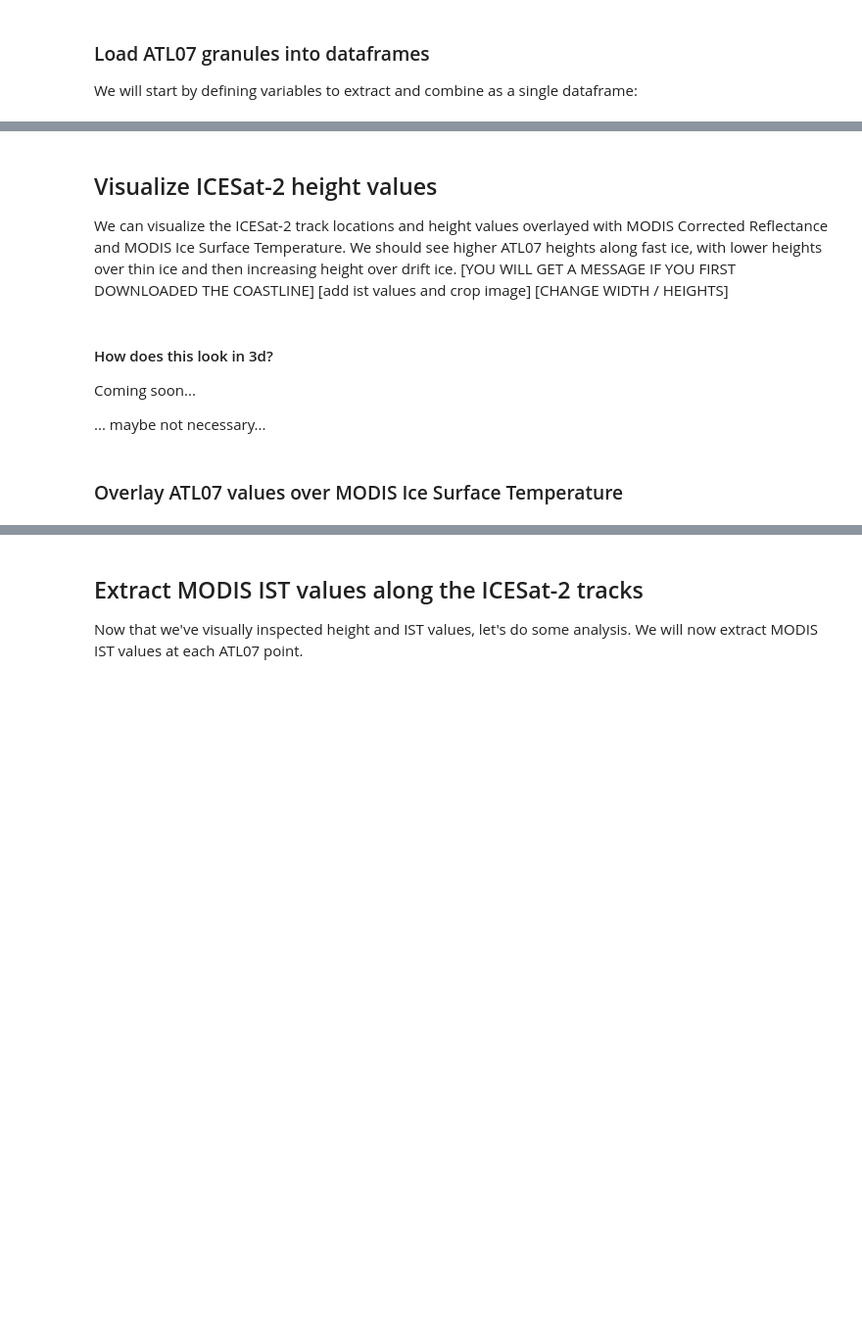
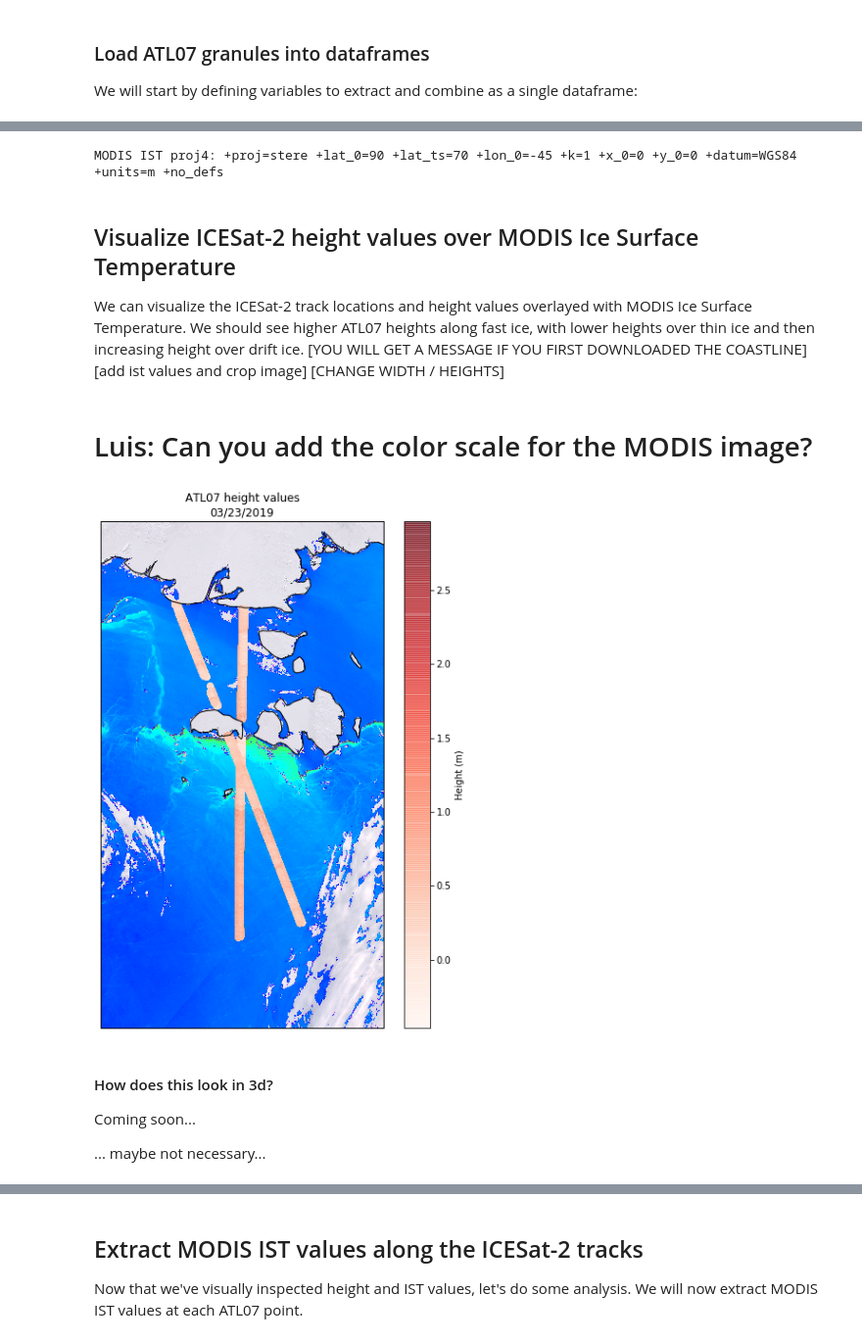
Before and after one commit to nsidc/AGU-2019-NSIDC-Data-Tutorial, a Jupyter notebook: notebooks/Visualize and Analyze Data.ipynb, the cells around one changed output, grey strips where cells are left out. Shown at 98% size. Saved outputs shown, nothing was run; the diff lists cells and outputs as text; code cells hidden in the pictures; blank space fills up the shorter version.

```diff
--- a/notebooks/Visualize and Analyze Data.ipynb
+++ b/notebooks/Visualize and Analyze Data.ipynb
@@ -113,10 +125,9 @@ VARIABLES = {
 # %%
 # Load ATL07 granules and combine into single ATL07 dataframe
 
-df_07_101341 = functions.load_icesat2_as_dataframe('./Outputs/processed_ATL07-01_20190323101341_12980201_002_01.h5', VARIABLES)
-df_07_211343 = functions.load_icesat2_as_dataframe('./Outputs/processed_ATL07-01_20190323211343_13050201_002_01.h5', VARIABLES)
+atl07_1298 = functions.load_icesat2_as_dataframe('./Outputs/processed_ATL07-01_20190323101341_12980201_002_01.h5', VARIABLES)
+atl07_1305 = functions.load_icesat2_as_dataframe('./Outputs/processed_ATL07-01_20190323211343_13050201_002_01.h5', VARIABLES)
 
-atl07_frames = [df_07_101341, df_07_211343]
-df_atl07 = pd.concat(atl07_frames,ignore_index=True)
+atl07 = pd.concat([atl07_1298,atl07_1305]) #concatenate dataframes to use in plot below
 
-df_atl07
+atl07_1298
@@ -167,96 +246,62 @@ MODIS IST: https://go.nasa.gov/34fBnp8
 We'll read in the projection information below to help inform our plotting projection parameters in the next step:
 # %%
 # Read geotiff images from gdal
-
 gdal.UseExceptions()
 
-fname_cr = './Outputs/snapshot-2019-03-23T00_00_00Z_polar.tiff'
 fname_ist = './Outputs/snapshot-2019-03-23T00_00_00Z-IST.tiff'
 
-ds_cr = gdal.Open(fname_cr)
 ds_ist = gdal.Open(fname_ist)
-#data = ds.ReadAsArray()
-#gt = ds.GetGeoTransform()
-proj_cr = ds_cr.GetProjection()
 proj_ist = ds_ist.GetProjection()
+inproj = osr.SpatialReference()
+inproj.ImportFromWkt(proj_ist)
 
-inproj = osr.SpatialReference()
-inproj.ImportFromWkt(proj_cr)
-
-#Print proj4 strings for each GeoTIFF
-proj4_cr = inproj.ExportToProj4()
-print('MODIS True Color proj4:', proj4_cr)
-inproj.ImportFromWkt(proj_ist)
+#Print proj4 string
 proj4_ist = inproj.ExportToProj4()
 print('MODIS IST proj4:',proj4_cr)
+# %% [output]
+MODIS IST proj4: +proj=stere +lat_0=90 +lat_ts=70 +lon_0=-45 +k=1 +x_0=0 +y_0=0 +datum=WGS84 +units=m +no_defs
 # %% [markdown]
-## Visualize ICESat-2 height values
+## Visualize ICESat-2 height values over MODIS Ice Surface Temperature
 
-We can visualize the ICESat-2 track locations and height values overlayed with MODIS Corrected Reflectance and MODIS Ice Surface Temperature. We should see higher ATL07 heights along fast ice, with lower heights over thin ice and then increasing height over drift ice.  [YOU WILL GET A MESSAGE IF YOU FIRST DOWNLOADED THE COASTLINE] [add ist values and crop image] [CHANGE WIDTH / HEIGHTS]
+We can visualize the ICESat-2 track locations and height values overlayed with MODIS Ice Surface Temperature. We should see higher ATL07 heights along fast ice, with lower heights over thin ice and then increasing height over drift ice.  [YOU WILL GET A MESSAGE IF YOU FIRST DOWNLOADED THE COASTLINE] [add ist values and crop image] [CHANGE WIDTH / HEIGHTS]
 # %%
 # Read in data using rasterio
-
-fname_cr = './Outputs/snapshot-2019-03-23T00_00_00Z_polar.tiff'
-fname_ist = './Outputs/snapshot-2019-03-23T00_00_00Z-IST.tiff'
+#source_ist = xr.open_rasterio(fname_ist)
 source_ist = rasterio.open(fname_ist, 'r')
-source_cr = rasterio.open(fname_cr, 'r')
-bounds_cr = (source_cr.bounds.left, source_cr.bounds.right, \
-          source_cr.bounds.bottom, source_cr.bounds.top)
 bounds_ist = (source_ist.bounds.left, source_ist.bounds.right, \
           source_ist.bounds.bottom, source_ist.bounds.top)
+# %% [markdown]
+# Luis: Can you add the color scale for the MODIS image?
 # %%
-# Plot ICESat-2 over MODIS Corrected Reflectance
-fig = plt.figure(figsize=(8, 10))
-img = plt.imread(fname_cr)
-plot_proj = ccrs.Stereographic(central_longitude=-45, central_latitude=90,
-                               false_easting=0, false_northing=0,
-                               true_scale_latitude=70)
-ax = plt.axes(projection=plot_proj)
-plt.title('ATL07 height values\n'
-          '03/23/2019')
+# Plot ICESat-2 over MODIS IST
 
-# set a margin around the data
-ax.set_xmargin(0.05)
-ax.set_ymargin(0.10)
-
-# add the image. Because this image was a tiff, the "origin" of the image is in the upper left corner
-ax.imshow(img, origin='upper', extent=bounds_cr, transform=plot_proj)
-ax.coastlines(resolution='50m', color='black', linewidth=1)
-
-heights = ax.scatter(gdf_atl07.longitude, gdf_atl07.latitude, transform=ccrs.Geodetic(),
-          c=gdf_atl07.height_segment_height,
-          cmap='Reds', alpha=0.5)
-
-cbar = fig.colorbar(heights, ax=ax)
-cbar.set_label('Height (m)')
-
-
-# Plot ICESat-2 over MODIS IST
 fig = plt.figure(figsize=(8, 10))
 img = plt.imread(fname_ist)
 plot_proj = ccrs.Stereographic(central_longitude=-45, central_latitude=90,
                                false_easting=0, false_northing=0,
                                true_scale_latitude=70)
 
 ax = plt.axes(projection=plot_proj)
 plt.title('ATL07 height values\n'
           '03/23/2019')
 
 # set a margin around the data
 ax.set_xmargin(0.05)
 ax.set_ymargin(0.10)
 
 # add the image. Because this image was a tiff, the "origin" of the image is in the upper left corner
 ax.imshow(img, origin='upper', extent=bounds_ist, transform=plot_proj)
 ax.coastlines(resolution='50m', color='black', linewidth=1)
 
-heights = ax.scatter(gdf_atl07.longitude, gdf_atl07.latitude, transform=ccrs.Geodetic(),
-          c=gdf_atl07.height_segment_height,
-          cmap='Reds', alpha=0.5)
+heights = ax.scatter(atl07.longitude, atl07.latitude, transform=ccrs.Geodetic(),
+          c=atl07.height_segment_height,
+          cmap='Reds', alpha=0.6)
 
 cbar = fig.colorbar(heights, ax=ax)
 cbar.set_label('Height (m)')
 plt.show()
+# %% [output]
+[figure, added]
 # %% [markdown]
 #### How does this look in 3d?
 
@@ -342,5 +387,3 @@ Coming soon...
 # for df in df_beams:
 #     print(df.describe())
 #     df.hist('h', bins=128)
-# %% [markdown]
-### Overlay ATL07 values over MODIS Ice Surface Temperature
```
Also changed, not shown: parts of 38 cells of this notebook, 2 other files.
